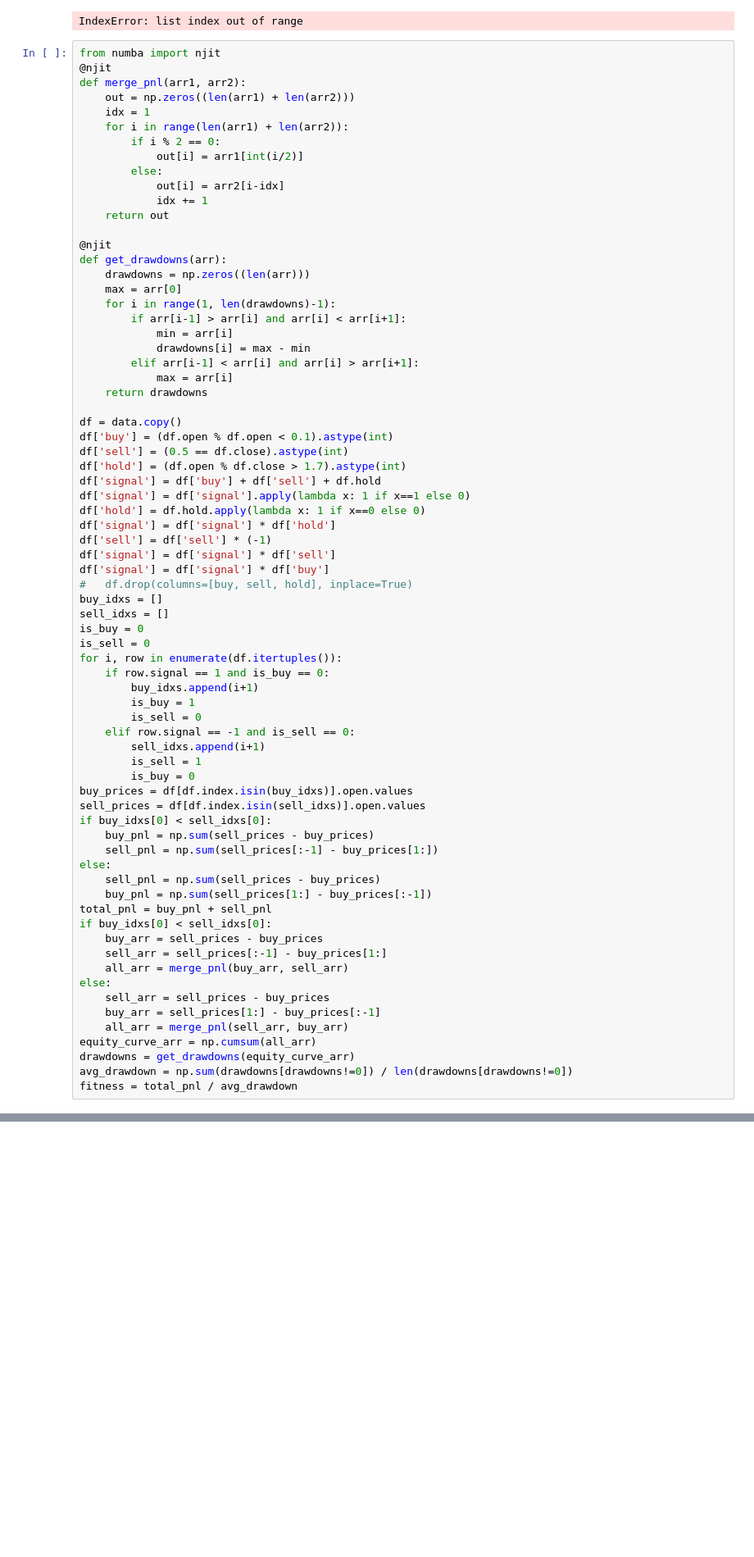
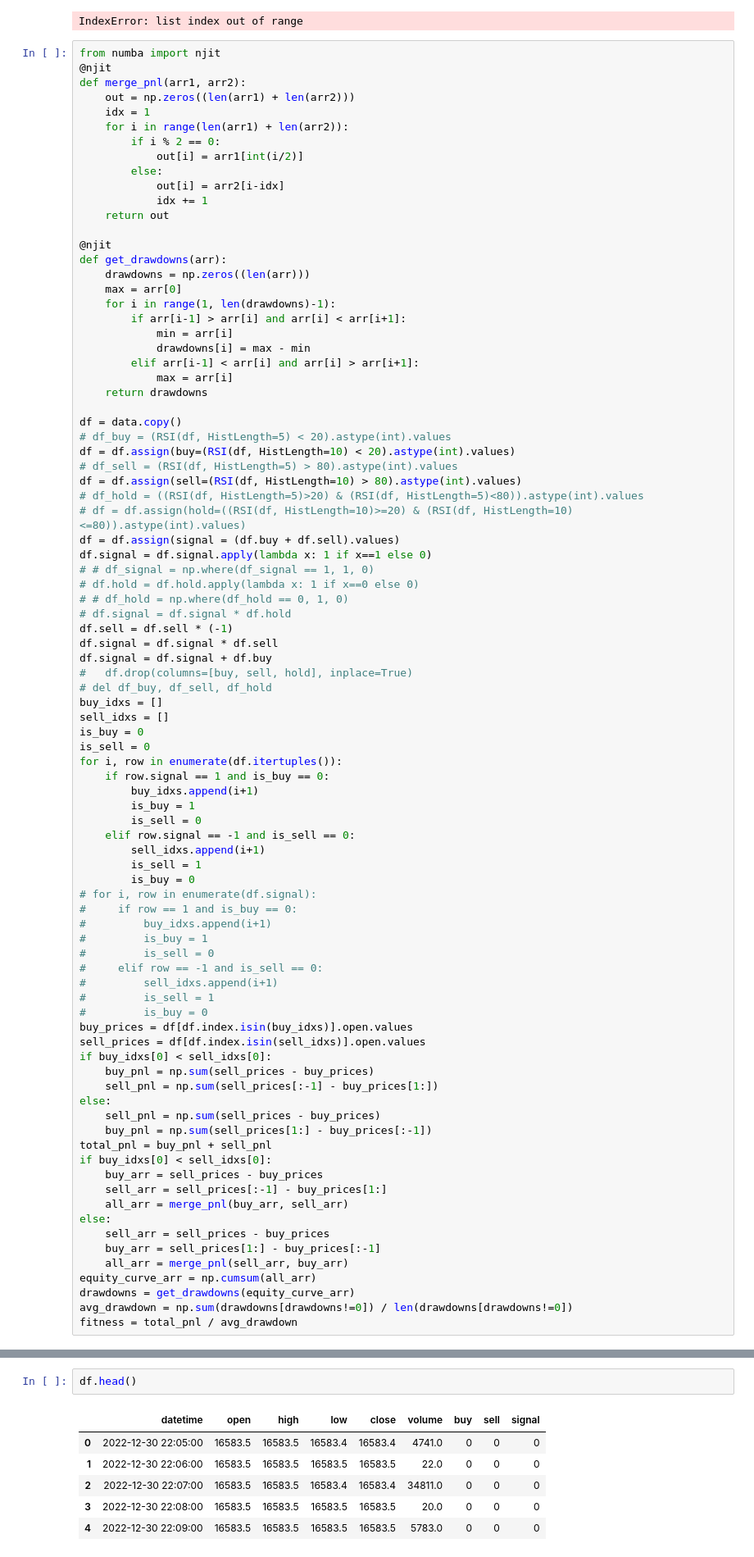
Before and after one commit to VaheC/PonyGE2, a Jupyter notebook: test.ipynb, the cells around one changed output, grey strips where cells are left out. Shown at 82% size. Drawn from its saved outputs; the diff is of its cells as text; blank space fills up the shorter version.

```diff
--- a/test.ipynb
+++ b/test.ipynb
@@ -1845,17 +1845,23 @@ def get_drawdowns(arr):
     return drawdowns
 
 df = data.copy()
-df['buy'] = (df.open % df.open < 0.1).astype(int)
-df['sell'] = (0.5 == df.close).astype(int)
-df['hold'] = (df.open % df.close > 1.7).astype(int)
-df['signal'] = df['buy'] + df['sell'] + df.hold
-df['signal'] = df['signal'].apply(lambda x: 1 if x==1 else 0)
-df['hold'] = df.hold.apply(lambda x: 1 if x==0 else 0)
-df['signal'] = df['signal'] * df['hold']
-df['sell'] = df['sell'] * (-1)
-df['signal'] = df['signal'] * df['sell']
-df['signal'] = df['signal'] * df['buy']
+# df_buy = (RSI(df, HistLength=5) < 20).astype(int).values
+df = df.assign(buy=(RSI(df, HistLength=10) < 20).astype(int).values)
+# df_sell = (RSI(df, HistLength=5) > 80).astype(int).values
+df = df.assign(sell=(RSI(df, HistLength=10) > 80).astype(int).values)
+# df_hold = ((RSI(df, HistLength=5)>20) & (RSI(df, HistLength=5)<80)).astype(int).values
+# df = df.assign(hold=((RSI(df, HistLength=10)>=20) & (RSI(df, HistLength=10)<=80)).astype(int).values)
+df = df.assign(signal = (df.buy + df.sell).values)
+df.signal = df.signal.apply(lambda x: 1 if x==1 else 0)
+# # df_signal = np.where(df_signal == 1, 1, 0)
+# df.hold = df.hold.apply(lambda x: 1 if x==0 else 0)
+# # df_hold = np.where(df_hold == 0, 1, 0)
+# df.signal = df.signal * df.hold
+df.sell = df.sell * (-1)
+df.signal = df.signal * df.sell
+df.signal = df.signal + df.buy
 #   df.drop(columns=[buy, sell, hold], inplace=True)
+# del df_buy, df_sell, df_hold
 buy_idxs = []
 sell_idxs = []
 is_buy = 0
@@ -1869,6 +1875,15 @@ for i, row in enumerate(df.itertuples()):
         sell_idxs.append(i+1)
         is_sell = 1
         is_buy = 0
+# for i, row in enumerate(df.signal):
+#     if row == 1 and is_buy == 0:
+#         buy_idxs.append(i+1)
+#         is_buy = 1
+#         is_sell = 0
+#     elif row == -1 and is_sell == 0:
+#         sell_idxs.append(i+1)
+#         is_sell = 1
+#         is_buy = 0
 buy_prices = df[df.index.isin(buy_idxs)].open.values
 sell_prices = df[df.index.isin(sell_idxs)].open.values
 if buy_idxs[0] < sell_idxs[0]:
@@ -1902,0 +1912,9 @@ sell_idxs
+# %%
+df.head()
+# %% [output]
+|  | datetime | open | high | low | close | volume | buy | sell | signal |
+| 0 | 2022-12-30 22:05:00 | 16583.5 | 16583.5 | 16583.4 | 16583.4 | 4741.0 | 0 | 0 | 0 |
+| 1 | 2022-12-30 22:06:00 | 16583.5 | 16583.5 | 16583.5 | 16583.5 | 22.0 | 0 | 0 | 0 |
+| 2 | 2022-12-30 22:07:00 | 16583.5 | 16583.5 | 16583.4 | 16583.4 | 34811.0 | 0 | 0 | 0 |
+| 3 | 2022-12-30 22:08:00 | 16583.5 | 16583.5 | 16583.5 | 16583.5 | 20.0 | 0 | 0 | 0 |
+| 4 | 2022-12-30 22:09:00 | 16583.5 | 16583.5 | 16583.5 | 16583.5 | 5783.0 | 0 | 0 | 0 |
```
Also changed, not shown: parts of 11 cells of this notebook.
